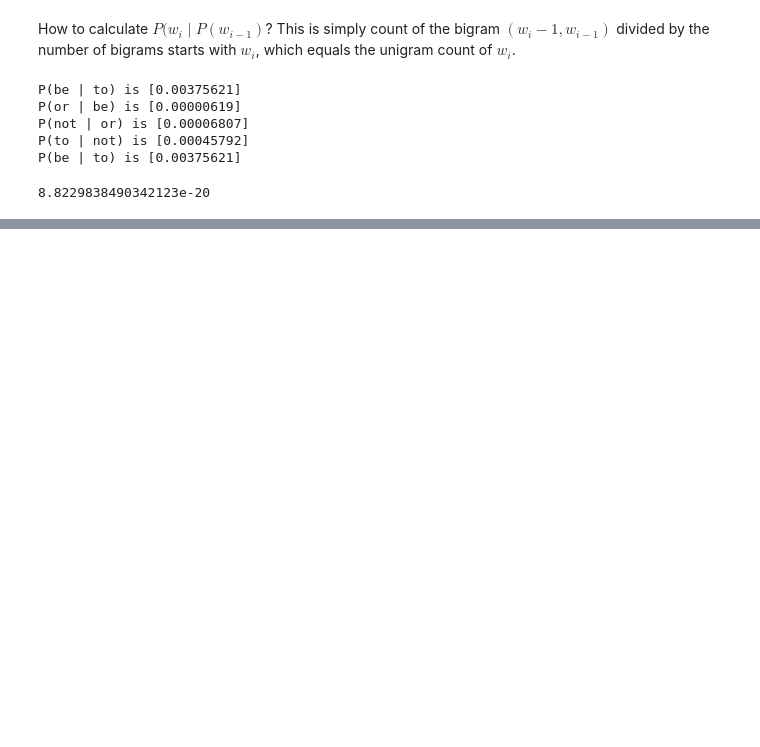
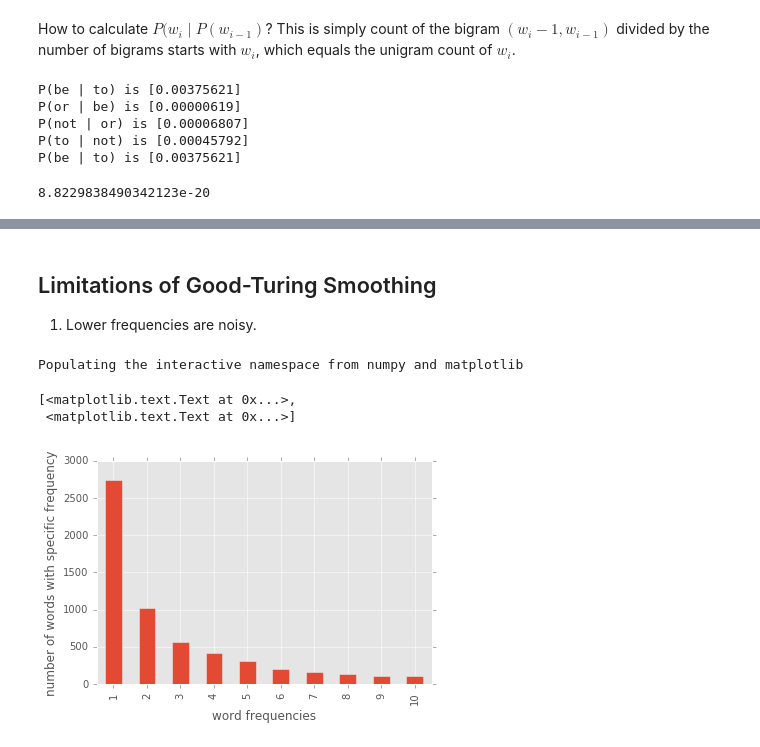
Before and after one commit to dkailthya/ml, a Jupyter notebook: Language_Models.ipynb, the cells around one changed output, grey strips where cells are left out. Cells and saved outputs as stored; diff of their text form; code cells hidden in the pictures; blank space fills up the shorter version.

```diff
--- a/Language_Models.ipynb
+++ b/Language_Models.ipynb
@@ -205,0 +338,16 @@ P(be | to) is [0.00375621]
+# %% [markdown]
+## Limitations of Good-Turing Smoothing
+
+1. Lower frequencies are noisy.
+# %%
+%pylab inline
+pylab.style.use('ggplot')
+
+unigram_counts = unigram_probs['counts'].value_counts().sort_index()
+ax = unigram_counts.head(10).plot(kind='bar')
+ax.set(xlabel='word frequencies', ylabel='number of words with specific frequency')
+# %% [output]
+Populating the interactive namespace from numpy and matplotlib
+[<matplotlib.text.Text at 0x...>,
+ <matplotlib.text.Text at 0x...>]
+[figure, added]
```
Also changed, not shown: parts of 18 cells of this notebook.
